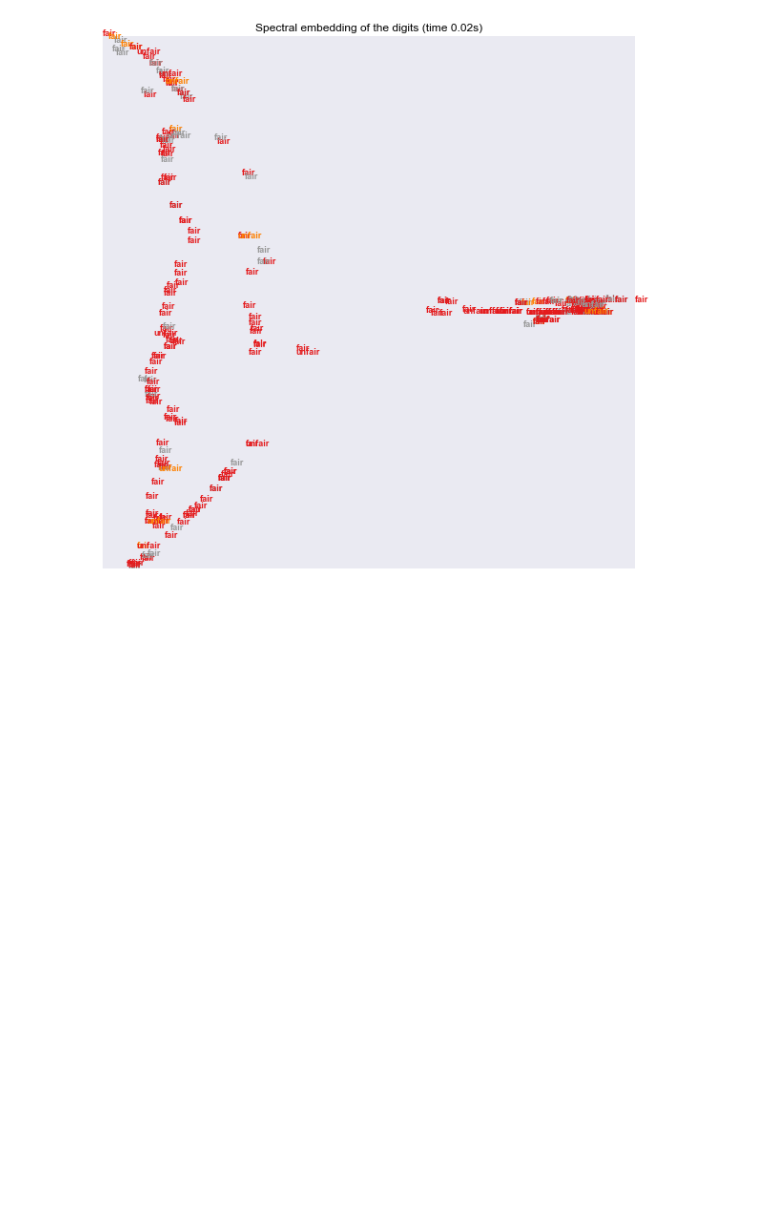
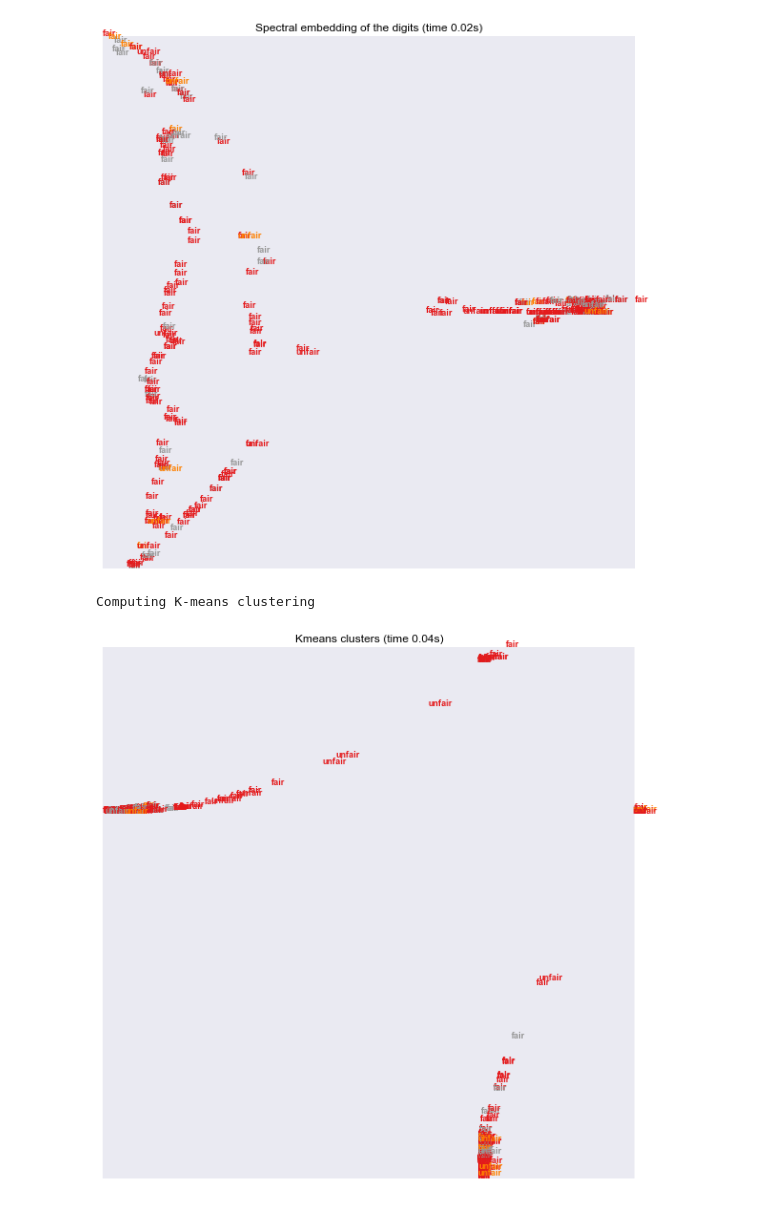
Before and after one commit to seekshreyas/obidroid, a Jupyter notebook: ObidroidLearning.ipynb, the cells around one changed output. Cells and saved outputs as stored; diff of their text form; code cells hidden in the pictures; blank space fills up the shorter version.

```diff
--- a/ObidroidLearning.ipynb
+++ b/ObidroidLearning.ipynb
@@ -502,3 +503,20 @@ pl.show()
 # %% [output]
 Computing Spectral embedding
 [figure]
+# %%
+#
+# ---------------K-means Clustering
+#
+from sklearn.cluster import KMeans
+
+print("Computing K-means clustering")
+kmeans = KMeans(init='k-means++', n_clusters=7, n_init=10)
+t0 = time()
+X_kmeans = kmeans.fit_transform(X_scaled)
+# print("Done. Stress: %f" % clf.stress_)
+plot_embedding(X_kmeans,
+               "Kmeans clusters (time %.2fs)" %
+               (time() - t0))
+# %% [output]
+Computing K-means clustering
+[figure, added]
```
Also changed, not shown: parts of 2 cells of this notebook.
